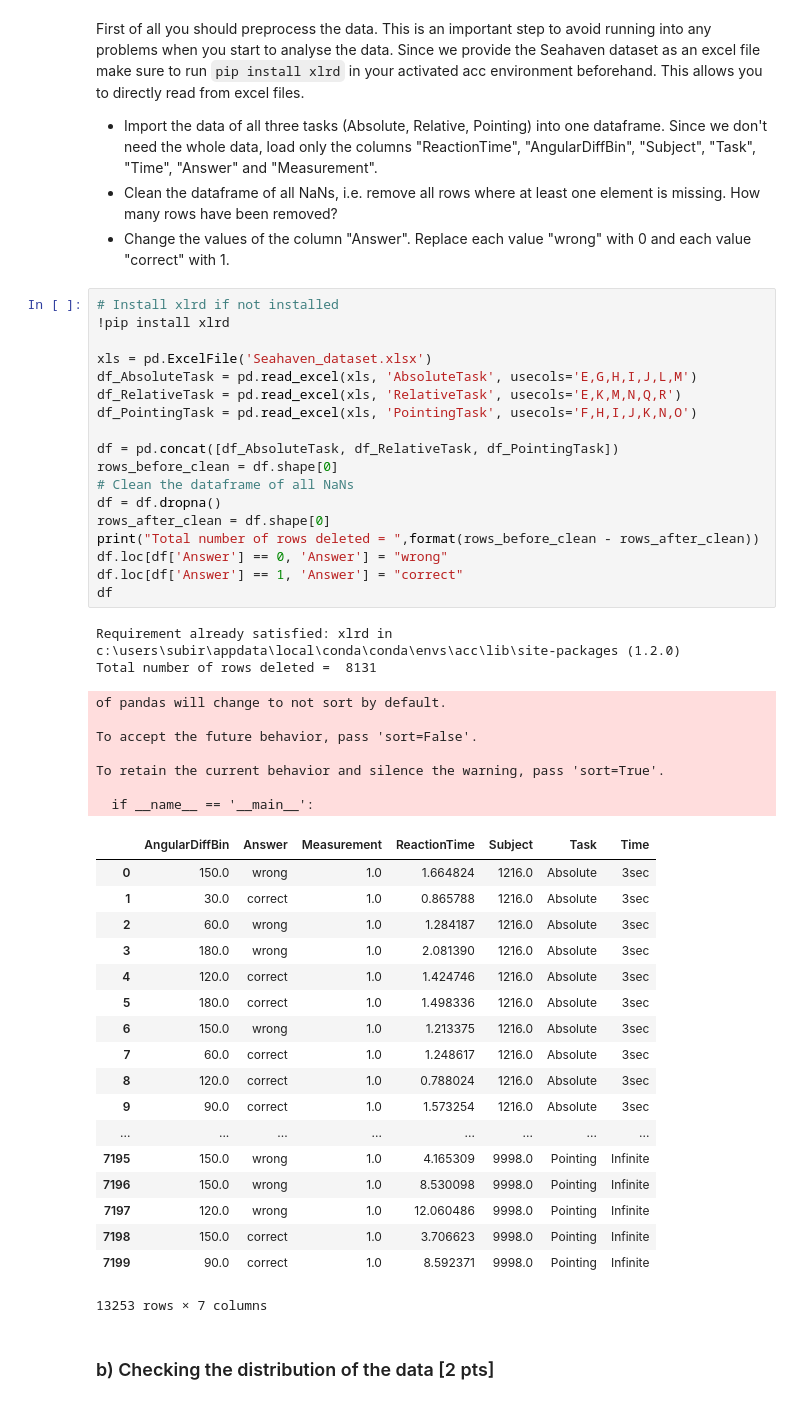
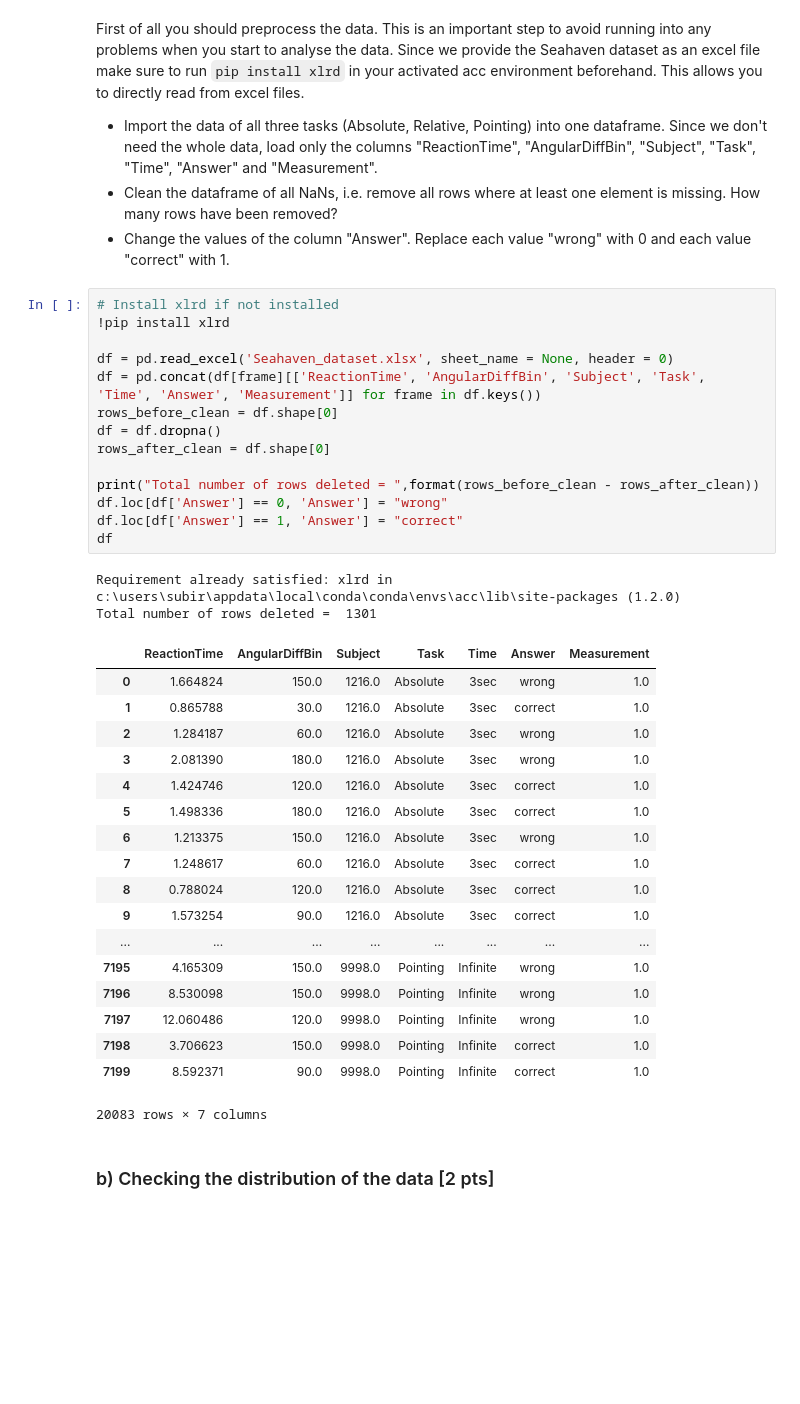
Before and after one commit to NBP-ACC/week-5-acc_7, a Jupyter notebook: sheet03-Copy1.ipynb, the cells around one changed output. Drawn from its saved outputs; the diff is of its cells as text; blank space fills up the shorter version.

```diff
--- a/sheet03-Copy1.ipynb
+++ b/sheet03-Copy1.ipynb
@@ -52,49 +52,38 @@ First of all you should preprocess the data. This is an important step to avoid
 # %%
 # Install xlrd if not installed
 !pip install xlrd
 
-xls = pd.ExcelFile('Seahaven_dataset.xlsx')
-df_AbsoluteTask = pd.read_excel(xls, 'AbsoluteTask', usecols='E,G,H,I,J,L,M')
-df_RelativeTask = pd.read_excel(xls, 'RelativeTask', usecols='E,K,M,N,Q,R')
-df_PointingTask = pd.read_excel(xls, 'PointingTask', usecols='F,H,I,J,K,N,O')
-
-df = pd.concat([df_AbsoluteTask, df_RelativeTask, df_PointingTask])
+df = pd.read_excel('Seahaven_dataset.xlsx', sheet_name = None, header = 0)
+df = pd.concat(df[frame][['ReactionTime', 'AngularDiffBin', 'Subject', 'Task', 'Time', 'Answer', 'Measurement']] for frame in df.keys())
 rows_before_clean = df.shape[0]
-# Clean the dataframe of all NaNs
 df = df.dropna()
 rows_after_clean = df.shape[0]
+
 print("Total number of rows deleted = ",format(rows_before_clean - rows_after_clean))
 df.loc[df['Answer'] == 0, 'Answer'] = "wrong"
 df.loc[df['Answer'] == 1, 'Answer'] = "correct"
 df
 # %% [output]
 Requirement already satisfied: xlrd in c:\users\subir\appdata\local\conda\conda\envs\acc\lib\site-packages (1.2.0)
-Total number of rows deleted =  8131
+Total number of rows deleted =  1301
+|  | ReactionTime | AngularDiffBin | Subject | Task | Time | Answer | Measurement |
+| 0 | 1.664824 | 150.0 | 1216.0 | Absolute | 3sec | wrong | 1.0 |
+| 1 | 0.865788 | 30.0 | 1216.0 | Absolute | 3sec | correct | 1.0 |
+| 2 | 1.284187 | 60.0 | 1216.0 | Absolute | 3sec | wrong | 1.0 |
+| 3 | 2.081390 | 180.0 | 1216.0 | Absolute | 3sec | wrong | 1.0 |
+| 4 | 1.424746 | 120.0 | 1216.0 | Absolute | 3sec | correct | 1.0 |
+| 5 | 1.498336 | 180.0 | 1216.0 | Absolute | 3sec | correct | 1.0 |
+| 6 | 1.213375 | 150.0 | 1216.0 | Absolute | 3sec | wrong | 1.0 |
+| 7 | 1.248617 | 60.0 | 1216.0 | Absolute | 3sec | correct | 1.0 |
+| 8 | 0.788024 | 120.0 | 1216.0 | Absolute | 3sec | correct | 1.0 |
+| 9 | 1.573254 | 90.0 | 1216.0 | Absolute | 3sec | correct | 1.0 |
+| ... | ... | ... | ... | ... | ... | ... | ... |
+| 7195 | 4.165309 | 150.0 | 9998.0 | Pointing | Infinite | wrong | 1.0 |
+| 7196 | 8.530098 | 150.0 | 9998.0 | Pointing | Infinite | wrong | 1.0 |
+| 7197 | 12.060486 | 120.0 | 9998.0 | Pointing | Infinite | wrong | 1.0 |
+| 7198 | 3.706623 | 150.0 | 9998.0 | Pointing | Infinite | correct | 1.0 |
+| 7199 | 8.592371 | 90.0 | 9998.0 | Pointing | Infinite | correct | 1.0 |
-of pandas will change to not sort by default.
-
-To accept the future behavior, pass 'sort=False'.
-
-To retain the current behavior and silence the warning, pass 'sort=True'.
-
-  if __name__ == '__main__':
+20083 rows × 7 columns
-|  | AngularDiffBin | Answer | Measurement | ReactionTime | Subject | Task | Time |
-| 0 | 150.0 | wrong | 1.0 | 1.664824 | 1216.0 | Absolute | 3sec |
-| 1 | 30.0 | correct | 1.0 | 0.865788 | 1216.0 | Absolute | 3sec |
-| 2 | 60.0 | wrong | 1.0 | 1.284187 | 1216.0 | Absolute | 3sec |
-| 3 | 180.0 | wrong | 1.0 | 2.081390 | 1216.0 | Absolute | 3sec |
-| 4 | 120.0 | correct | 1.0 | 1.424746 | 1216.0 | Absolute | 3sec |
-| 5 | 180.0 | correct | 1.0 | 1.498336 | 1216.0 | Absolute | 3sec |
-| 6 | 150.0 | wrong | 1.0 | 1.213375 | 1216.0 | Absolute | 3sec |
-| 7 | 60.0 | correct | 1.0 | 1.248617 | 1216.0 | Absolute | 3sec |
-| 8 | 120.0 | correct | 1.0 | 0.788024 | 1216.0 | Absolute | 3sec |
-| 9 | 90.0 | correct | 1.0 | 1.573254 | 1216.0 | Absolute | 3sec |
-| ... | ... | ... | ... | ... | ... | ... | ... |
-| 7195 | 150.0 | wrong | 1.0 | 4.165309 | 9998.0 | Pointing | Infinite |
-| 7196 | 150.0 | wrong | 1.0 | 8.530098 | 9998.0 | Pointing | Infinite |
-| 7197 | 120.0 | wrong | 1.0 | 12.060486 | 9998.0 | Pointing | Infinite |
-| 7198 | 150.0 | correct | 1.0 | 3.706623 | 9998.0 | Pointing | Infinite |
-| 7199 | 90.0 | correct | 1.0 | 8.592371 | 9998.0 | Pointing | Infinite |
-13253 rows × 7 columns
 # %% [markdown]
 ### b) Checking the distribution of the data [2 pts]
 # %% [markdown]
```
Also changed, not shown: parts of 4 cells of this notebook.
